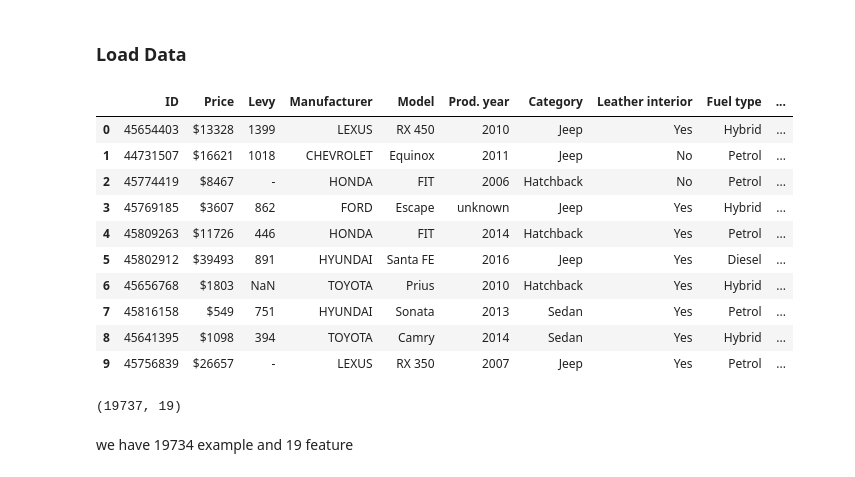
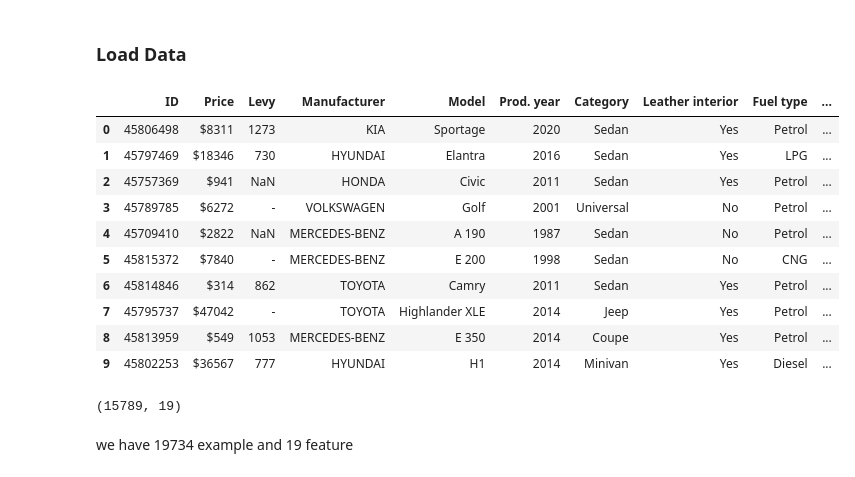
Before and after one commit to ahmeddiab1234/End-to-End-Car-Price-prediction, a Jupyter notebook: EDA.ipynb, the cells around one changed output. Saved outputs shown, nothing was run; the diff lists cells and outputs as text; code cells hidden in the pictures.

```diff
--- a/EDA.ipynb
+++ b/EDA.ipynb
@@ -54,24 +54,24 @@ after we import useful libraries, we will try to understand our data set
 # %% [markdown]
 ### Load Data
 # %%
-car_sales = pd.read_csv('data/car_price_Dataset.csv')
+car_sales = pd.read_csv('data/train_car_price.csv')
 car_sales.head(10)
 # %% [output]
 |  | ID | Price | Levy | Manufacturer | Model | Prod. year | Category | Leather interior | Fuel type | ... |
-| 0 | 45654403 | $13328 | 1399 | LEXUS | RX 450 | 2010 | Jeep | Yes | Hybrid | ... |
-| 1 | 44731507 | $16621 | 1018 | CHEVROLET | Equinox | 2011 | Jeep | No | Petrol | ... |
-| 2 | 45774419 | $8467 | - | HONDA | FIT | 2006 | Hatchback | No | Petrol | ... |
-| 3 | 45769185 | $3607 | 862 | FORD | Escape | unknown | Jeep | Yes | Hybrid | ... |
-| 4 | 45809263 | $11726 | 446 | HONDA | FIT | 2014 | Hatchback | Yes | Petrol | ... |
-| 5 | 45802912 | $39493 | 891 | HYUNDAI | Santa FE | 2016 | Jeep | Yes | Diesel | ... |
-| 6 | 45656768 | $1803 | NaN | TOYOTA | Prius | 2010 | Hatchback | Yes | Hybrid | ... |
-| 7 | 45816158 | $549 | 751 | HYUNDAI | Sonata | 2013 | Sedan | Yes | Petrol | ... |
-| 8 | 45641395 | $1098 | 394 | TOYOTA | Camry | 2014 | Sedan | Yes | Hybrid | ... |
-| 9 | 45756839 | $26657 | - | LEXUS | RX 350 | 2007 | Jeep | Yes | Petrol | ... |
+| 0 | 45806498 | $8311 | 1273 | KIA | Sportage | 2020 | Sedan | Yes | Petrol | ... |
+| 1 | 45797469 | $18346 | 730 | HYUNDAI | Elantra | 2016 | Sedan | Yes | LPG | ... |
+| 2 | 45757369 | $941 | NaN | HONDA | Civic | 2011 | Sedan | Yes | Petrol | ... |
+| 3 | 45789785 | $6272 | - | VOLKSWAGEN | Golf | 2001 | Universal | No | Petrol | ... |
+| 4 | 45709410 | $2822 | NaN | MERCEDES-BENZ | A 190 | 1987 | Sedan | No | Petrol | ... |
+| 5 | 45815372 | $7840 | - | MERCEDES-BENZ | E 200 | 1998 | Sedan | No | CNG | ... |
+| 6 | 45814846 | $314 | 862 | TOYOTA | Camry | 2011 | Sedan | Yes | Petrol | ... |
+| 7 | 45795737 | $47042 | - | TOYOTA | Highlander XLE | 2014 | Jeep | Yes | Petrol | ... |
+| 8 | 45813959 | $549 | 1053 | MERCEDES-BENZ | E 350 | 2014 | Coupe | Yes | Petrol | ... |
+| 9 | 45802253 | $36567 | 777 | HYUNDAI | H1 | 2014 | Minivan | Yes | Diesel | ... |
 # %%
 car_sales.shape
 # %% [output]
-(19737, 19)
+(15789, 19)
 # %% [markdown]
 we have 19734 example and 19 feature
 # %% [markdown]
```
Also changed, not shown: parts of 2 cells of this notebook, 2 other files.
